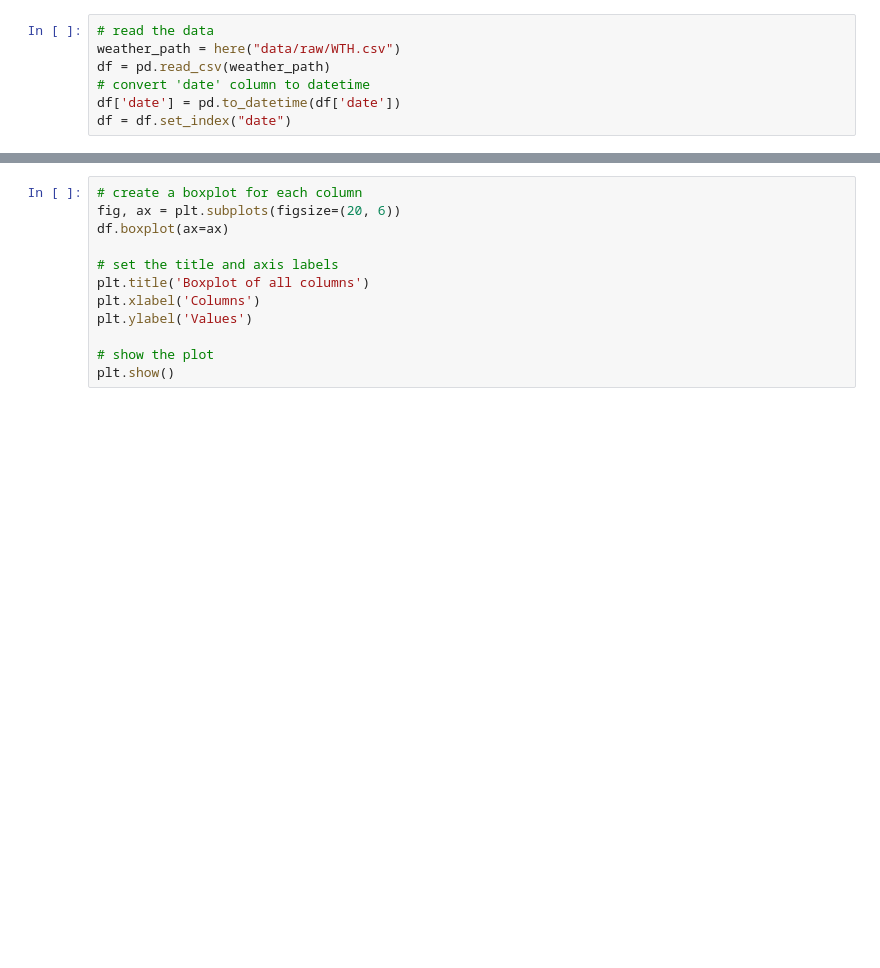
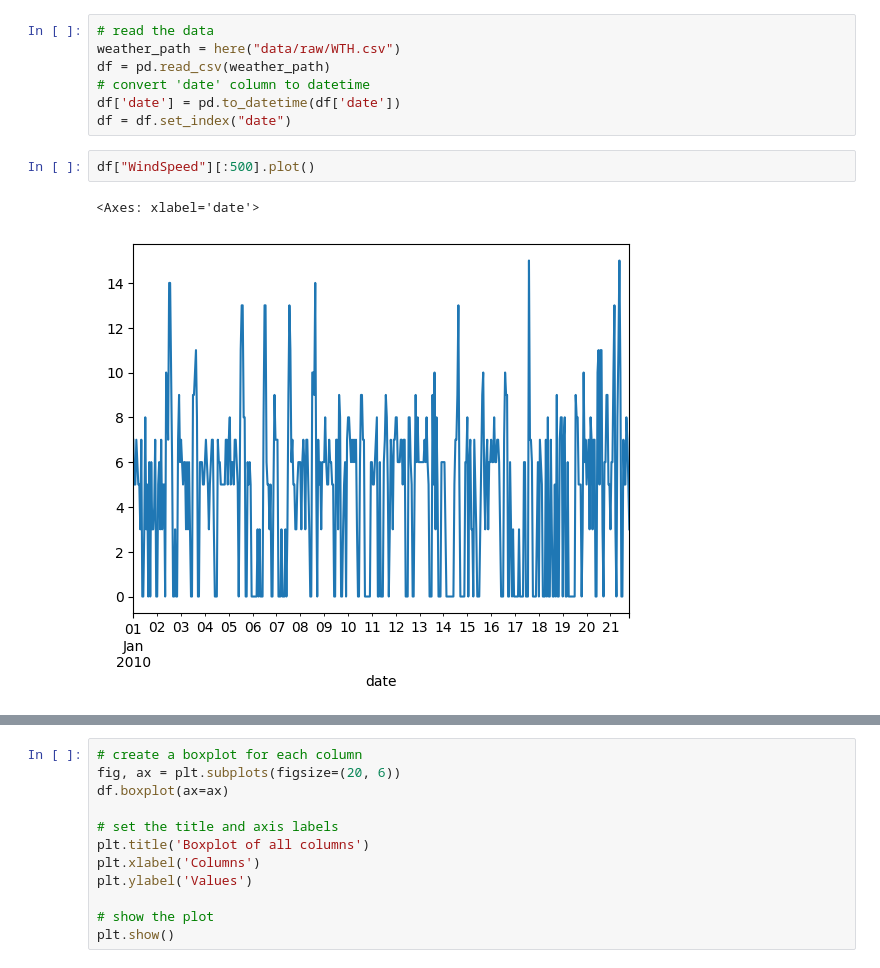
Before and after one commit to Farzad-R/NextX, a Jupyter notebook: xplr_notebooks/explore_weather.ipynb, the cells around one changed output, grey strips where cells are left out. Saved outputs shown, nothing was run; the diff lists cells and outputs as text; blank space fills up the shorter version.

```diff
--- a/xplr_notebooks/explore_weather.ipynb
+++ b/xplr_notebooks/explore_weather.ipynb
@@ -9,3 +9,8 @@ df = pd.read_csv(weather_path)
 # convert 'date' column to datetime
 df['date'] = pd.to_datetime(df['date'])
 df = df.set_index("date")
+# %%
+df["WindSpeed"][:500].plot()
+# %% [output]
+<Axes: xlabel='date'>
+[figure, added]
```
Also changed, not shown: parts of 1 cell of this notebook, 23 other files.
